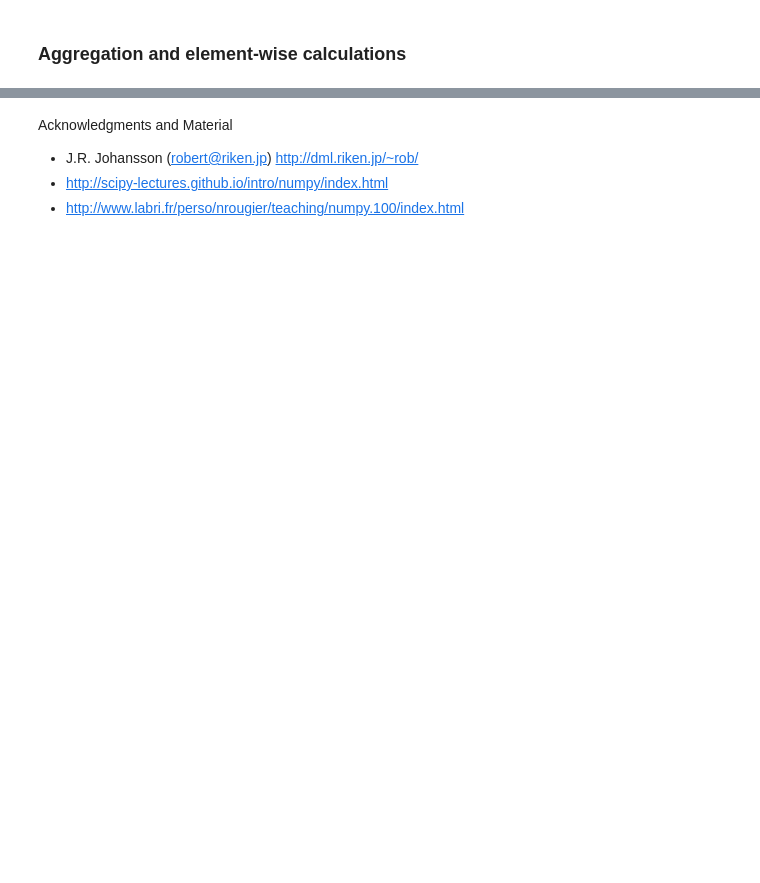
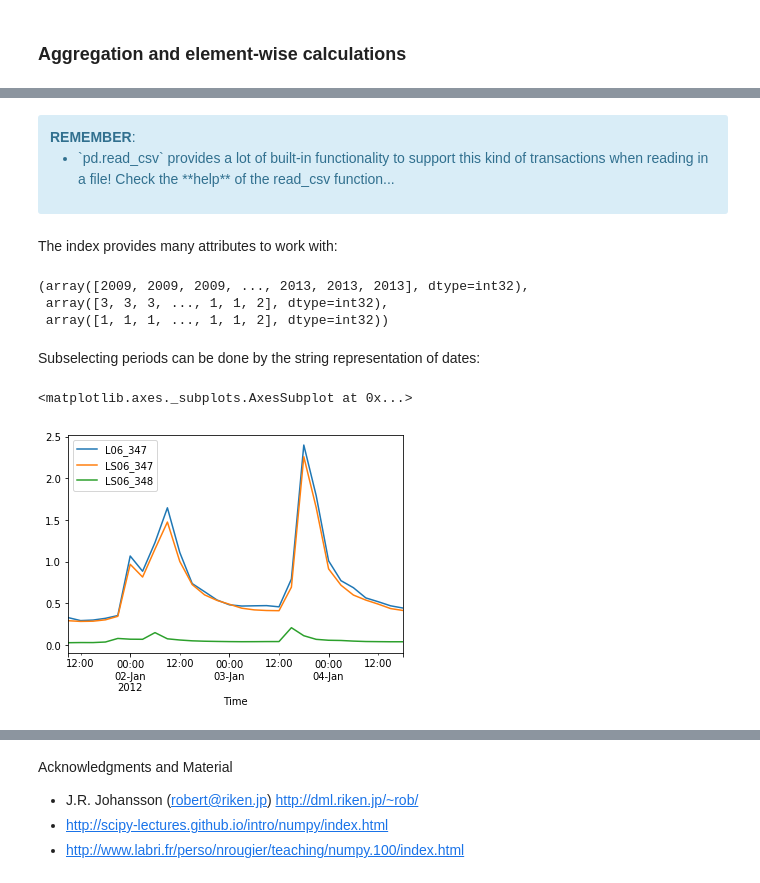
Before and after one commit to stijnvanhoey/course_gis_scripting, a Jupyter notebook: _solved/02-scientific-python-introduction.ipynb, the cells around one changed output, grey strips where cells are left out. Saved outputs shown, nothing was run; the diff lists cells and outputs as text; code cells hidden in the pictures; blank space fills up the shorter version.

```diff
--- a/_solved/02-scientific-python-introduction.ipynb
+++ b/_solved/02-scientific-python-introduction.ipynb
@@ -572,0 +955,3 @@ Reading in data...
+# %%
+flowdata = pd.read_csv("../data/vmm_flowdata.csv", index_col=0,
+                       parse_dates=True)
@@ -572,0 +968,22 @@ Reading in data...
+# %% [markdown]
+<div class="alert alert-info">
+    <b>REMEMBER</b>:
+    <ul>
+        <li> `pd.read_csv` provides a lot of built-in functionality to support this kind of transactions when reading in a file! Check the **help** of the read_csv function...
+    </ul>
+</div>
+# %% [markdown]
+The index provides many attributes to work with:
+# %%
+flowdata.index.year, flowdata.index.dayofweek, flowdata.index.dayofyear #,...
+# %% [output]
+(array([2009, 2009, 2009, ..., 2013, 2013, 2013], dtype=int32),
+ array([3, 3, 3, ..., 1, 1, 2], dtype=int32),
+ array([1, 1, 1, ..., 1, 1, 2], dtype=int32))
+# %% [markdown]
+Subselecting periods can be done by the string representation of dates:
+# %%
+flowdata["2012-01-01 09:00":"2012-01-04 19:00"].plot()
+# %% [output]
+<matplotlib.axes._subplots.AxesSubplot at 0x...>
+[figure, added]
```
Also changed, not shown: parts of 97 cells of this notebook.
